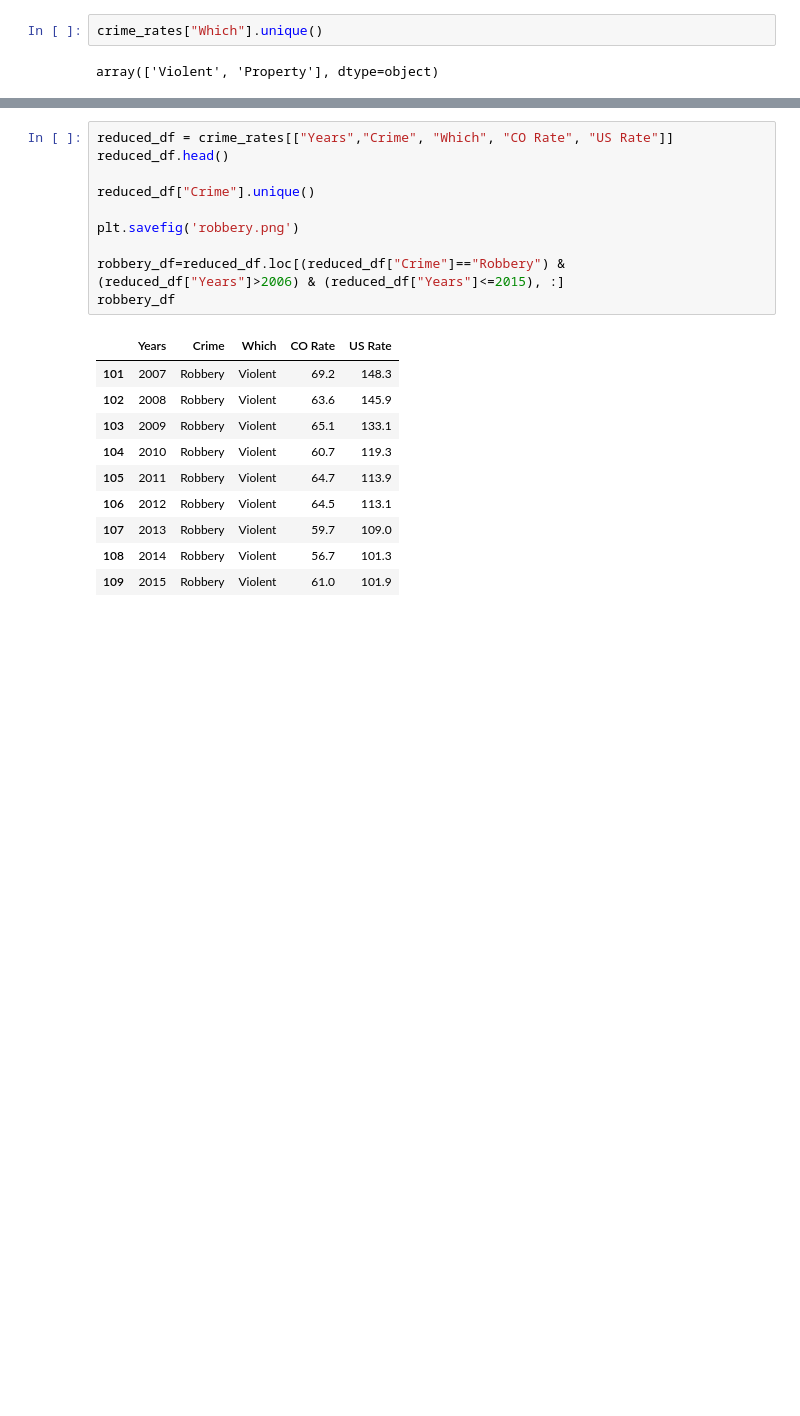
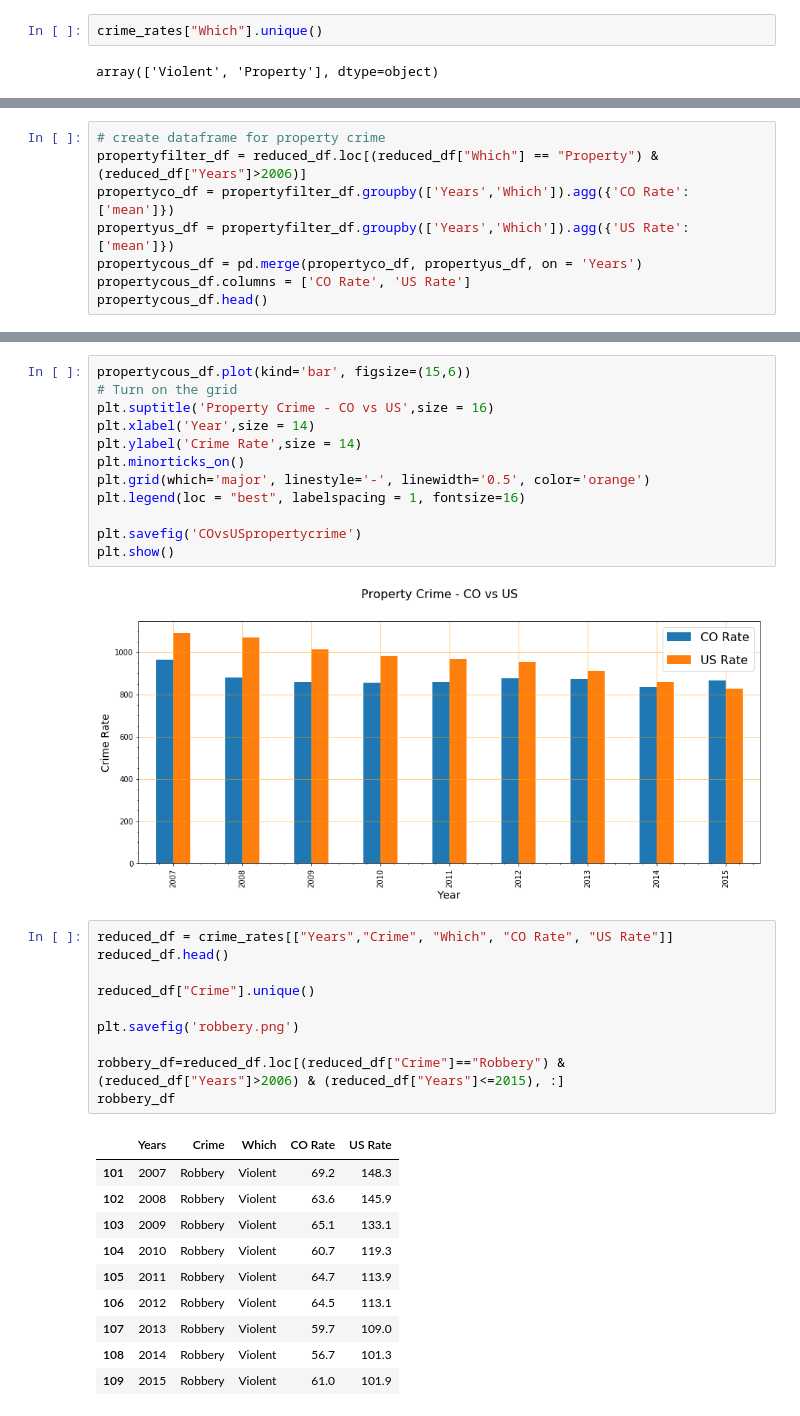
Before and after one commit to c-li0n/Project1, a Jupyter notebook: Project1/cm_branch_statecrime.ipynb, the cells around one changed output, grey strips where cells are left out. Cells and saved outputs as stored; diff of their text form; blank space fills up the shorter version.

```diff
--- a/Project1/cm_branch_statecrime.ipynb
+++ b/Project1/cm_branch_statecrime.ipynb
@@ -107,0 +102,8 @@ rape_df
+# %%
+# create dataframe for property crime
+propertyfilter_df = reduced_df.loc[(reduced_df["Which"] == "Property") & (reduced_df["Years"]>2006)]
+propertyco_df = propertyfilter_df.groupby(['Years','Which']).agg({'CO Rate':['mean']})
+propertyus_df = propertyfilter_df.groupby(['Years','Which']).agg({'US Rate':['mean']})
+propertycous_df = pd.merge(propertyco_df, propertyus_df, on = 'Years')
+propertycous_df.columns = ['CO Rate', 'US Rate']
+propertycous_df.head()
@@ -108,3 +118,17 @@ rape_df
+# %%
+propertycous_df.plot(kind='bar', figsize=(15,6))
+# Turn on the grid
+plt.suptitle('Property Crime - CO vs US',size = 16)
+plt.xlabel('Year',size = 14)
+plt.ylabel('Crime Rate',size = 14)
+plt.minorticks_on()
+plt.grid(which='major', linestyle='-', linewidth='0.5', color='orange')
+plt.legend(loc = "best", labelspacing = 1, fontsize=16)
+
+plt.savefig('COvsUSpropertycrime')
+plt.show()
+# %% [output]
+[figure, added]
 # %%
 reduced_df = crime_rates[["Years","Crime", "Which", "CO Rate", "US Rate"]]
 reduced_df.head()
```
Also changed, not shown: parts of 6 cells of this notebook.
